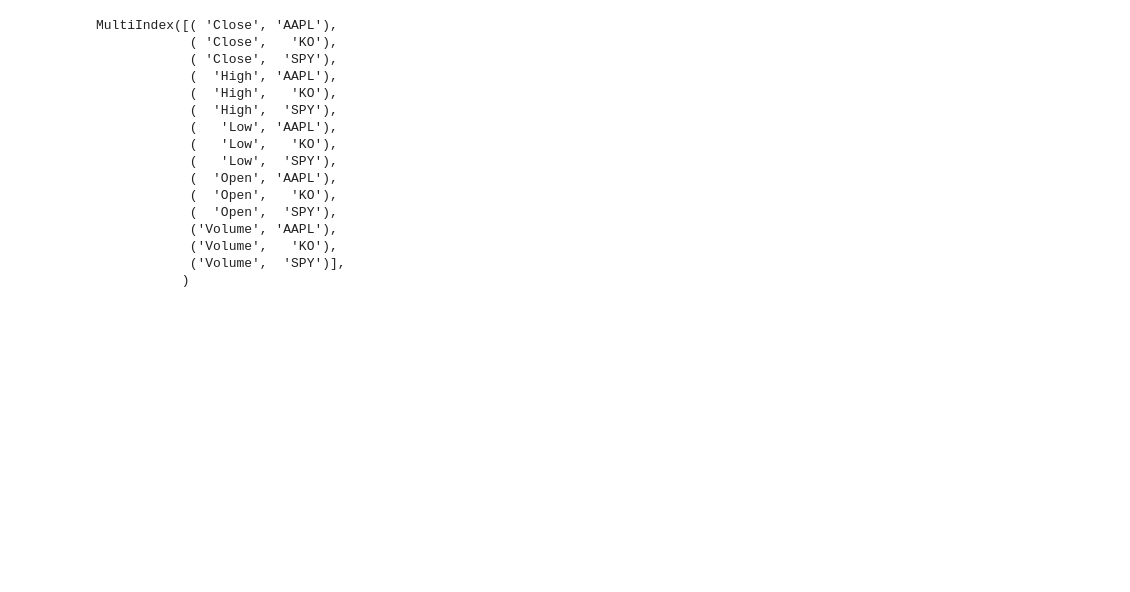
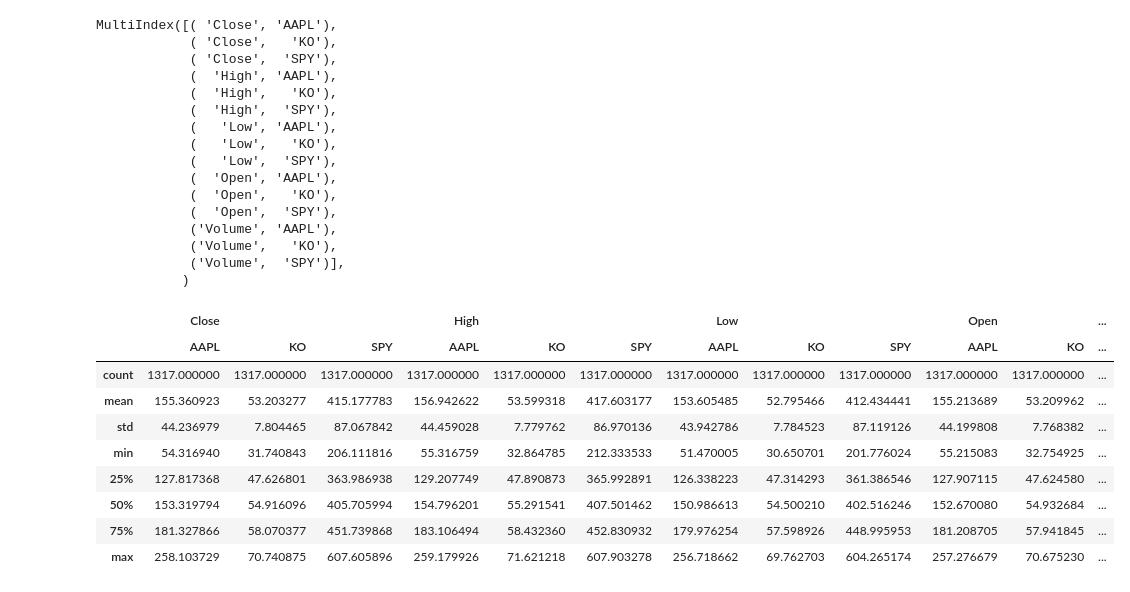
Before and after one commit to JorgePCDV/pcdv-algos, a Jupyter notebook: src/starter_files/algo1.ipynb, the cells around one changed output. Saved outputs shown, nothing was run; the diff lists cells and outputs as text; code cells hidden in the pictures; blank space fills up the shorter version.

```diff
--- a/src/starter_files/algo1.ipynb
+++ b/src/starter_files/algo1.ipynb
@@ -216,3 +216,16 @@ MultiIndex([( 'Close', 'AAPL'),
             ('Volume',   'KO'),
             ('Volume',  'SPY')],
            )
+# %%
+stocks.describe()
+# %% [output]
+|  | Close |  |  | High |  |  | Low |  |  | Open |  | ... |
+|  | AAPL | KO | SPY | AAPL | KO | SPY | AAPL | KO | SPY | AAPL | KO | ... |
+| count | 1317.000000 | 1317.000000 | 1317.000000 | 1317.000000 | 1317.000000 | 1317.000000 | 1317.000000 | 1317.000000 | 1317.000000 | 1317.000000 | 1317.000000 | ... |
+| mean | 155.360923 | 53.203277 | 415.177783 | 156.942622 | 53.599318 | 417.603177 | 153.605485 | 52.795466 | 412.434441 | 155.213689 | 53.209962 | ... |
+| std | 44.236979 | 7.804465 | 87.067842 | 44.459028 | 7.779762 | 86.970136 | 43.942786 | 7.784523 | 87.119126 | 44.199808 | 7.768382 | ... |
+| min | 54.316940 | 31.740843 | 206.111816 | 55.316759 | 32.864785 | 212.333533 | 51.470005 | 30.650701 | 201.776024 | 55.215083 | 32.754925 | ... |
+| 25% | 127.817368 | 47.626801 | 363.986938 | 129.207749 | 47.890873 | 365.992891 | 126.338223 | 47.314293 | 361.386546 | 127.907115 | 47.624580 | ... |
+| 50% | 153.319794 | 54.916096 | 405.705994 | 154.796201 | 55.291541 | 407.501462 | 150.986613 | 54.500210 | 402.516246 | 152.670080 | 54.932684 | ... |
+| 75% | 181.327866 | 58.070377 | 451.739868 | 183.106494 | 58.432360 | 452.830932 | 179.976254 | 57.598926 | 448.995953 | 181.208705 | 57.941845 | ... |
+| max | 258.103729 | 70.740875 | 607.605896 | 259.179926 | 71.621218 | 607.903278 | 256.718662 | 69.762703 | 604.265174 | 257.276679 | 70.675230 | ... |
```
Also changed, not shown: parts of 5 cells of this notebook.
